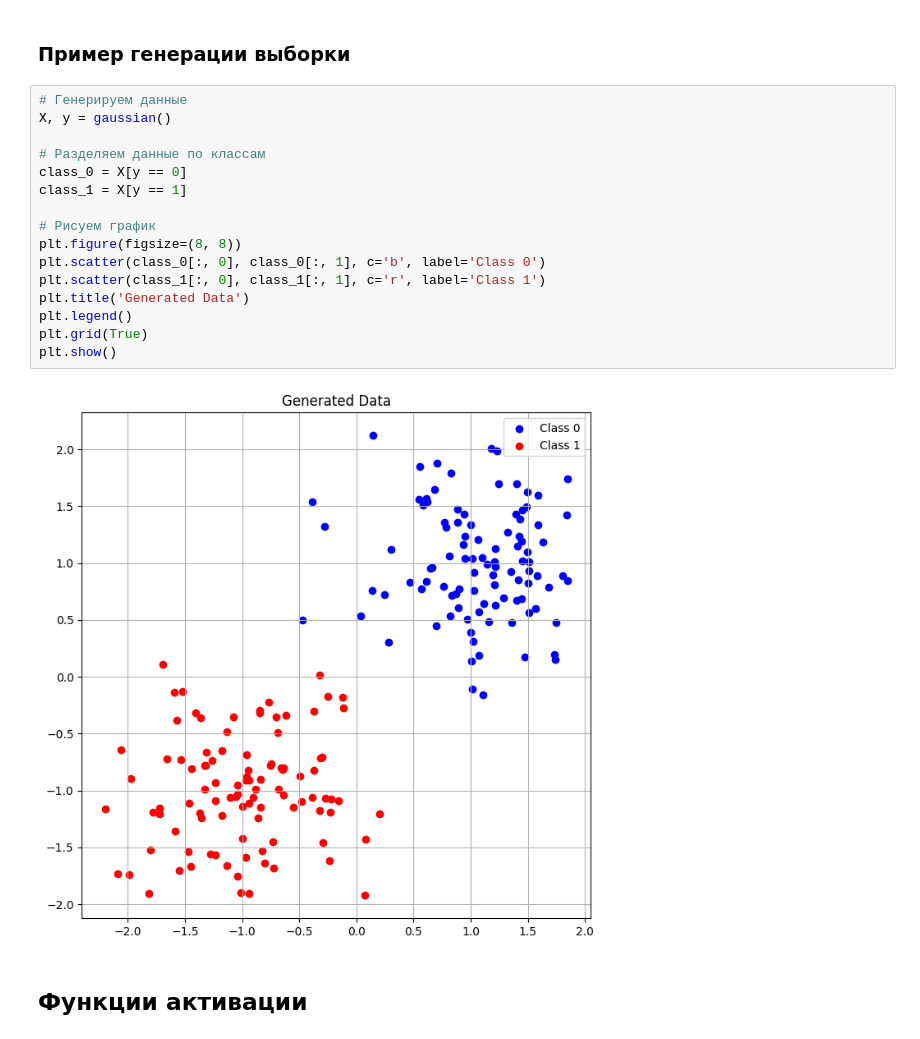
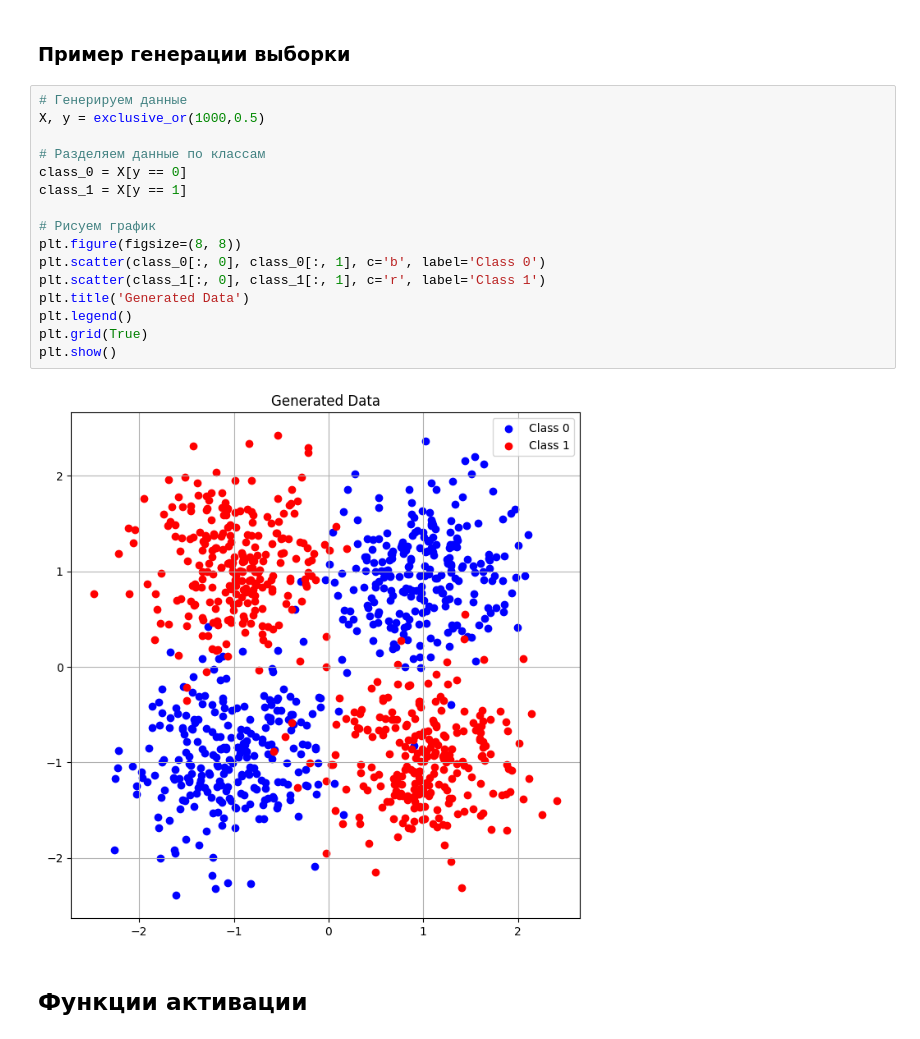
Before and after one commit to skpntsv/NSULabs, a Jupyter notebook: 3 course/deep-machine-learning/lab2.ipynb, the cells around one changed output. Drawn from its saved outputs; the diff is of its cells as text.

```diff
--- a/3 course/deep-machine-learning/lab2.ipynb
+++ b/3 course/deep-machine-learning/lab2.ipynb
@@ -71,22 +83,22 @@ def spiral(n_points=100, noise=0.2):
 ### Пример генерации выборки
 # %%
 # Генерируем данные
-X, y = gaussian()
+X, y = exclusive_or(1000,0.5)
 
 # Разделяем данные по классам
 class_0 = X[y == 0]
 class_1 = X[y == 1]
 
 # Рисуем график
 plt.figure(figsize=(8, 8))
 plt.scatter(class_0[:, 0], class_0[:, 1], c='b', label='Class 0')
 plt.scatter(class_1[:, 0], class_1[:, 1], c='r', label='Class 1')
 plt.title('Generated Data')
 plt.legend()
 plt.grid(True)
 plt.show()
 # %% [output]
-[figure, old version]
+[figure, new version]
 # %% [markdown]
 ## Функции активации
 # %% [markdown]
```
Also changed, not shown: parts of 10 cells of this notebook.
